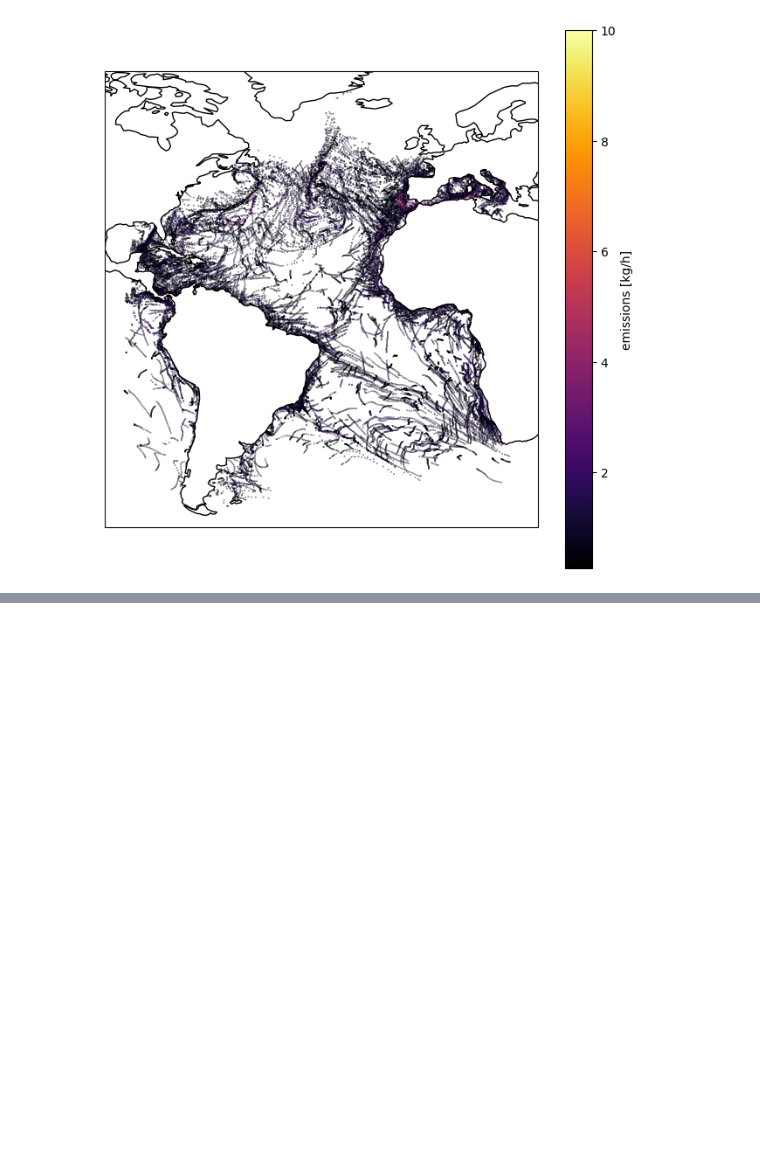
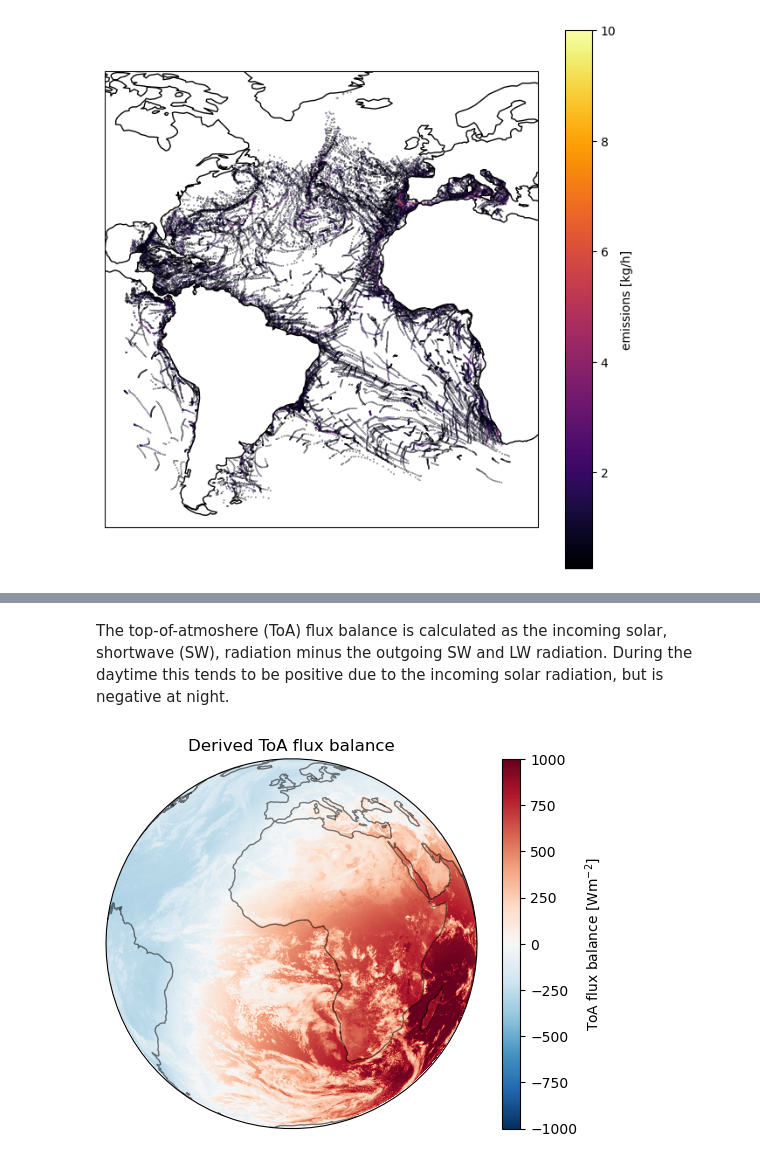
Before and after one commit to ManshaP/examp_nb_shiptracks, a Jupyter notebook: Ship_emissions.ipynb, the cells around one changed output, grey strips where cells are left out. Saved outputs shown, nothing was run; the diff lists cells and outputs as text; code cells hidden in the pictures; blank space fills up the shorter version.

```diff
--- a/Ship_emissions.ipynb
+++ b/Ship_emissions.ipynb
@@ -362,0 +513,3 @@ ax.add_feature(cfeature.NaturalEarthFeature('physical', 'land', '110m', edgecolo
+# %%
+flux_ds = xr.open_dataset('/gws/nopw/j04/eo_shared_data_vol1/satellite/seviri-orac/Data/2019/01/03/08/20190103083000-ESACCI-TOA-SEVIRI-MSG4-fv3.0.nc', decode_times=False)
+flux_ds
@@ -362,0 +534,14 @@ ax.add_feature(cfeature.NaturalEarthFeature('physical', 'land', '110m', edgecolo
+# %% [markdown]
+The top-of-atmoshere (ToA) flux balance is calculated as the incoming solar, shortwave (SW), radiation minus the outgoing SW and LW radiation. During the daytime this tends to be positive due to the incoming solar radiation, but is negative at night.
+# %%
+toa_flux = flux_ds.toa_swdn - flux_ds.toa_swup - flux_ds.toa_lwup
+
+fig = plt.figure()
+ax = plt.axes(projection=geo_p)
+
+img = ax.imshow(toa_flux[::-1,::-1][51:3660, 51:3667], extent=geo_extent, vmin=-1000, vmax=1000, cmap="RdBu_r")
+ax.coastlines(alpha=0.5)
+plt.colorbar(img, label="ToA flux balance [Wm$^{-2}$]")
+title = plt.title("Derived ToA flux balance")
+# %% [output]
+[figure, added]
```
Also changed, not shown: parts of 28 cells of this notebook.
